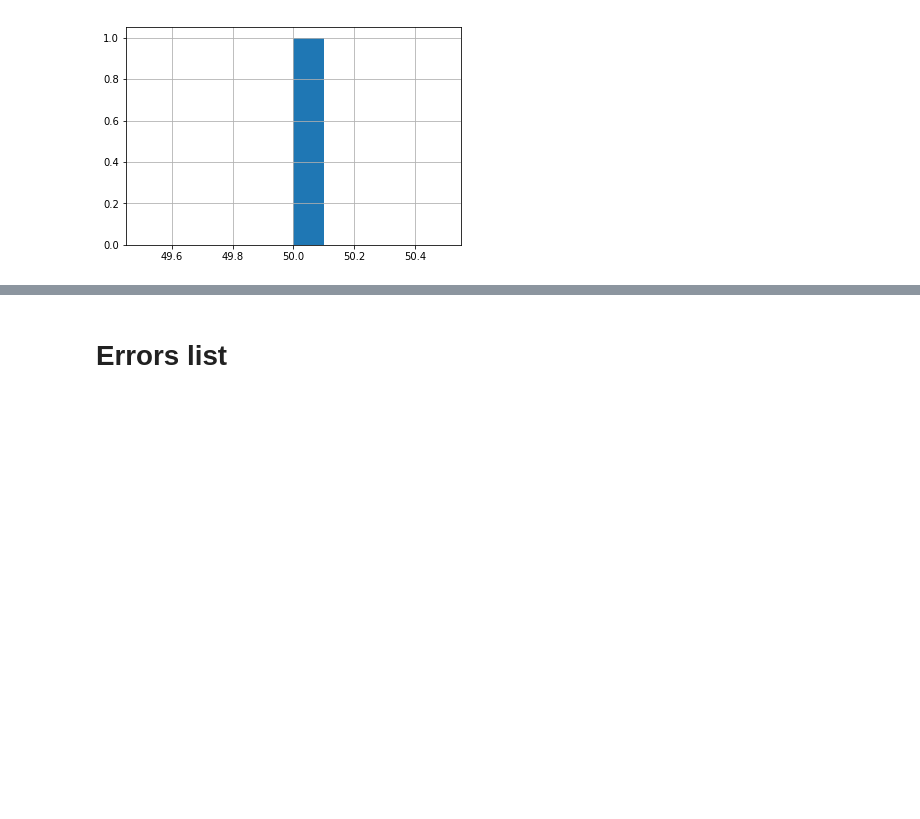
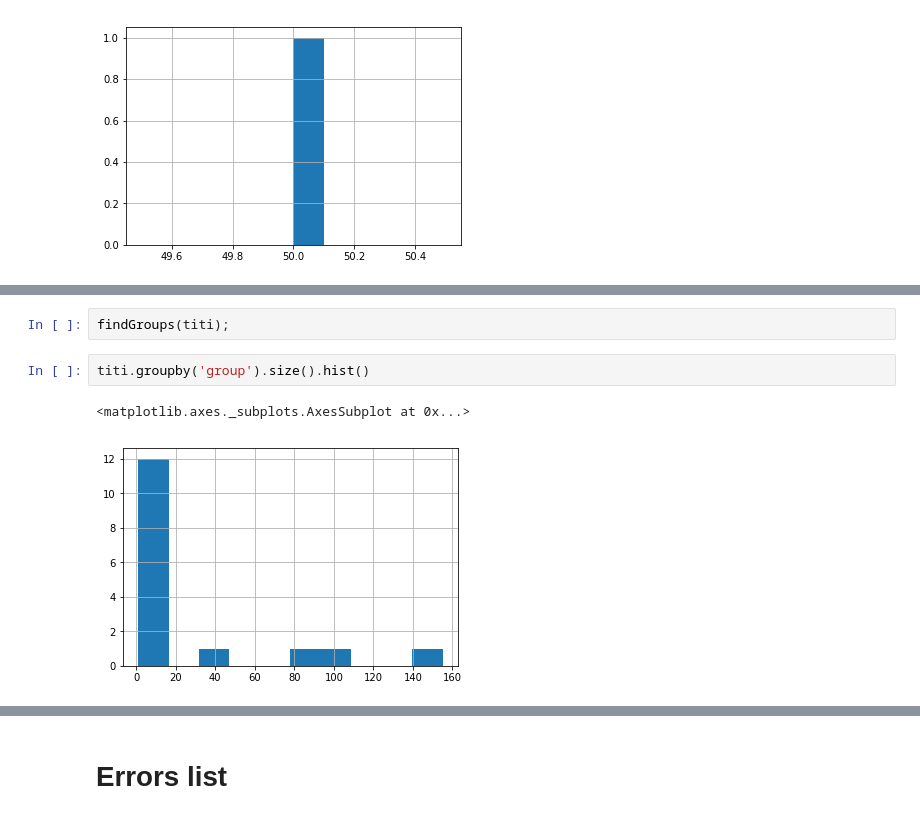
Before and after one commit to oliviermanette/VideoObjectDetection, a Jupyter notebook: Video Object Detection.ipynb, the cells around one changed output, grey strips where cells are left out. Saved outputs shown, nothing was run; the diff lists cells and outputs as text; blank space fills up the shorter version.

```diff
--- a/detection.ipynb
+++ b/Video Object Detection.ipynb
@@ -762,0 +793,7 @@ titi.groupby('group').size().hist()
+# %%
+findGroups(titi);
+# %%
+titi.groupby('group').size().hist()
+# %% [output]
+<matplotlib.axes._subplots.AxesSubplot at 0x...>
+[figure, added]
```
Also changed, not shown: parts of 16 cells of this notebook, 3 other files.
